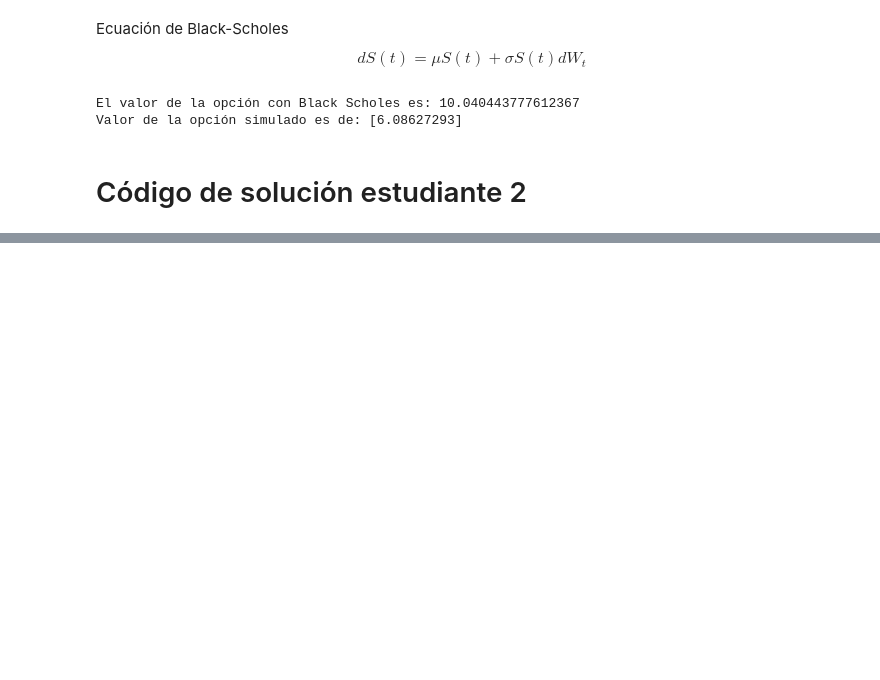
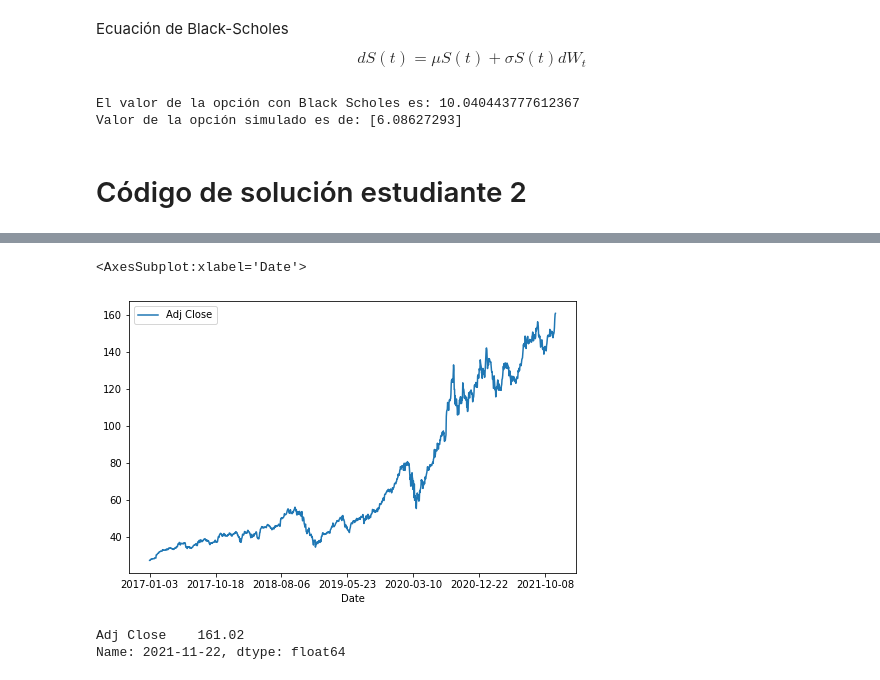
Before and after one commit to anamaria1404/Tarea7y8_AMAguilera_AMDiaz, a Jupyter notebook: Tarea8_AMAguilera_AMDiaz.ipynb, the cells around one changed output, grey strips where cells are left out. Cells and saved outputs as stored; diff of their text form; code cells hidden in the pictures; blank space fills up the shorter version.

```diff
--- a/Tarea8_AMAguilera_AMDiaz.ipynb
+++ b/Tarea8_AMAguilera_AMDiaz.ipynb
@@ -648,0 +680,5 @@ Valor de la opción simulado es de: [6.08627293]
+# %%
+data = pd.read_csv('AAPL.csv')
+data=data.set_index('Date')
+closes_aapl=pd.DataFrame(data['Adj Close'])
+closes_aapl.head()
@@ -648,0 +693,12 @@ Valor de la opción simulado es de: [6.08627293]
+# %%
+closes_aapl.plot(figsize=(8,5))
+# %% [output]
+<AxesSubplot:xlabel='Date'>
+[figure, added]
+# %%
+# Precio del activo subyacente
+price = closes_aapl.iloc[-1]
+price
+# %% [output]
+Adj Close    161.02
+Name: 2021-11-22, dtype: float64
```
Also changed, not shown: parts of 65 cells of this notebook, 1 other file.
